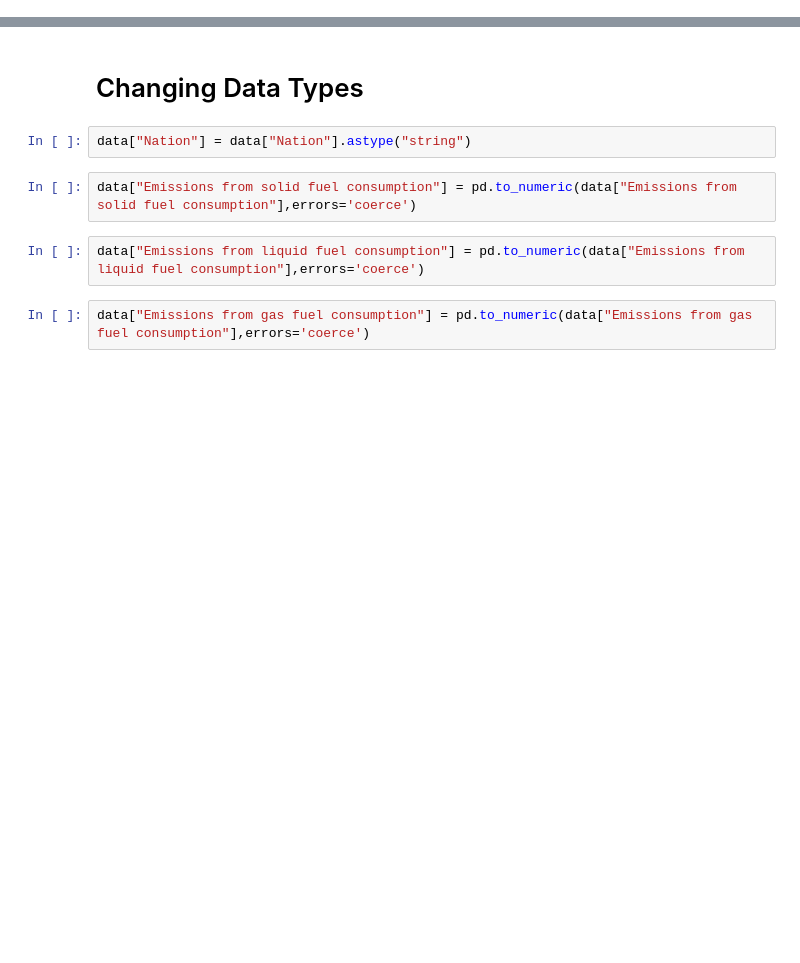
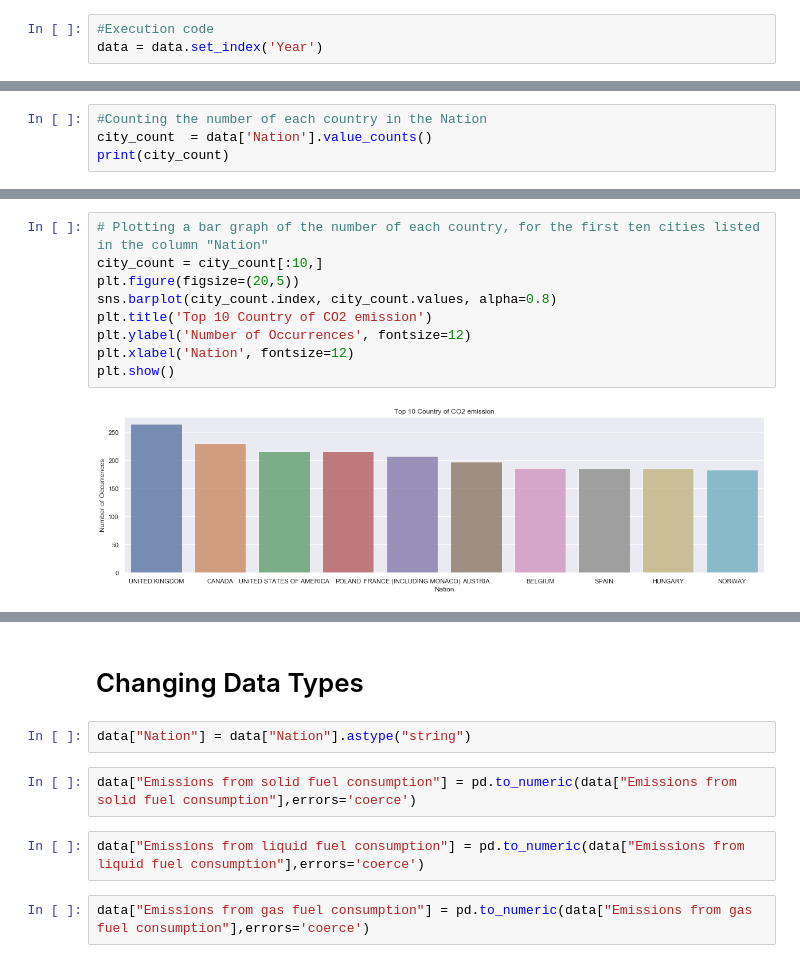
Before and after one commit to tahmidbintaslim/ProgrammingForDataScienceProject, a Jupyter notebook: National.ipynb, the cells around one changed output, grey strips where cells are left out. Cells and saved outputs as stored; diff of their text form; blank space fills up the shorter version.

```diff
--- a/National.ipynb
+++ b/National.ipynb
@@ -91,0 +232,3 @@ dtype: object
+# %%
+#Execution code
+data = data.set_index('Year')
@@ -91,0 +276,4 @@ dtype: object
+# %%
+#Counting the number of each country in the Nation
+city_count  = data['Nation'].value_counts()
+print(city_count)
@@ -91,0 +293,11 @@ dtype: object
+# %%
+# Plotting a bar graph of the number of each country, for the first ten cities listed in the column "Nation"
+city_count = city_count[:10,]
+plt.figure(figsize=(20,5))
+sns.barplot(city_count.index, city_count.values, alpha=0.8)
+plt.title('Top 10 Country of CO2 emission')
+plt.ylabel('Number of Occurrences', fontsize=12)
+plt.xlabel('Nation', fontsize=12)
+plt.show()
+# %% [output]
+[figure, added]
```
Also changed, not shown: parts of 48 cells of this notebook, 2 other files.
